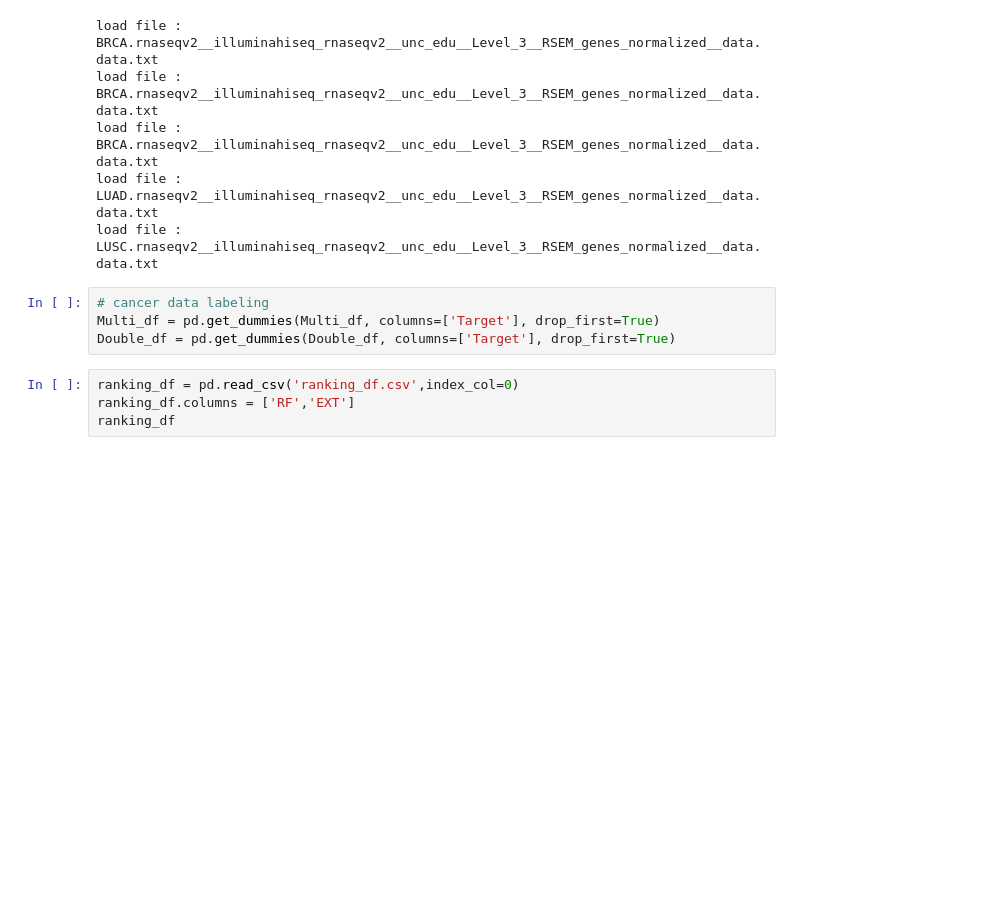
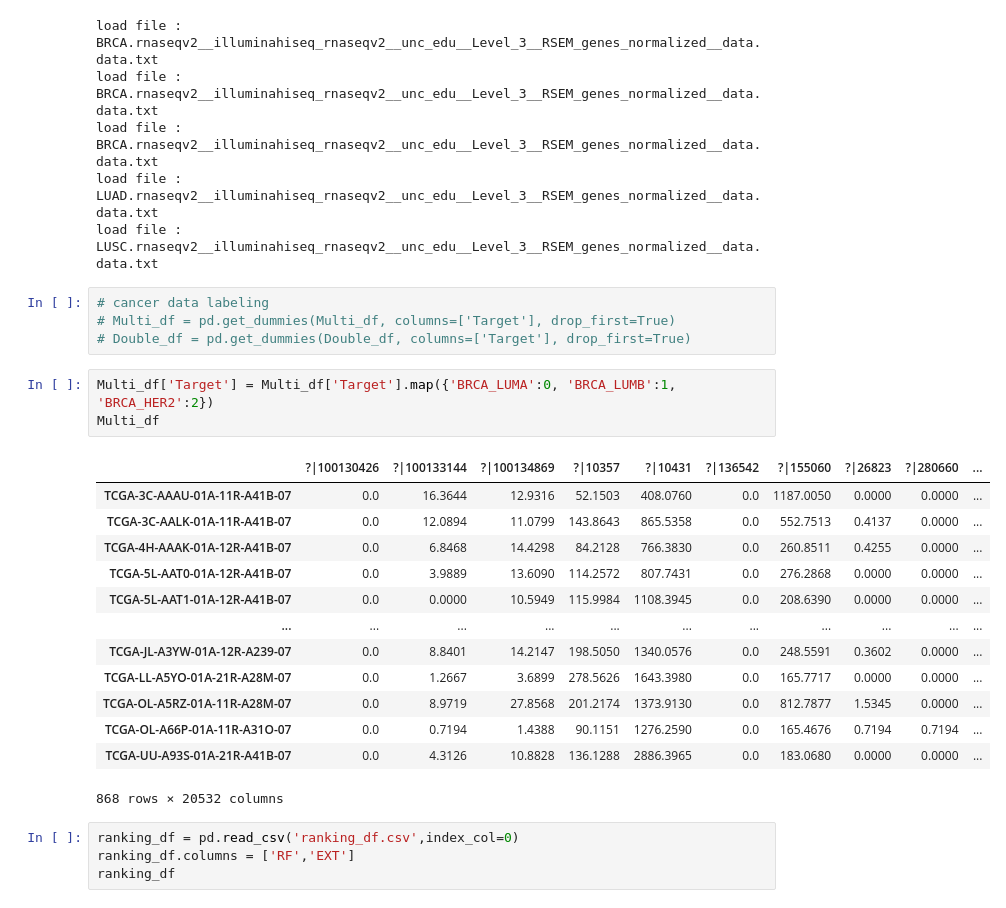
Before and after one commit to meji9086/TCGA-Data-Analysis, a Jupyter notebook: Top-biomarker Testing @ Chaeeun/plot-accuracy-Use.ipynb, the cells around one changed output. Saved outputs shown, nothing was run; the diff lists cells and outputs as text; blank space fills up the shorter version.

```diff
--- a/Top-biomarker Testing @ Chaeeun/plot-accuracy-Use.ipynb
+++ b/Top-biomarker Testing @ Chaeeun/plot-accuracy-Use.ipynb
@@ -14,8 +14,25 @@ load file : LUAD.rnaseqv2__illuminahiseq_rnaseqv2__unc_edu__Level_3__RSEM_genes_
 load file : LUSC.rnaseqv2__illuminahiseq_rnaseqv2__unc_edu__Level_3__RSEM_genes_normalized__data.data.txt
 # %%
 # cancer data labeling
-Multi_df = pd.get_dummies(Multi_df, columns=['Target'], drop_first=True)
-Double_df = pd.get_dummies(Double_df, columns=['Target'], drop_first=True)
+# Multi_df = pd.get_dummies(Multi_df, columns=['Target'], drop_first=True)
+# Double_df = pd.get_dummies(Double_df, columns=['Target'], drop_first=True)
+# %%
+Multi_df['Target'] = Multi_df['Target'].map({'BRCA_LUMA':0, 'BRCA_LUMB':1, 'BRCA_HER2':2})
+Multi_df
+# %% [output]
+|  | ?|100130426 | ?|100133144 | ?|100134869 | ?|10357 | ?|10431 | ?|136542 | ?|155060 | ?|26823 | ?|280660 | ... |
+| TCGA-3C-AAAU-01A-11R-A41B-07 | 0.0 | 16.3644 | 12.9316 | 52.1503 | 408.0760 | 0.0 | 1187.0050 | 0.0000 | 0.0000 | ... |
+| TCGA-3C-AALK-01A-11R-A41B-07 | 0.0 | 12.0894 | 11.0799 | 143.8643 | 865.5358 | 0.0 | 552.7513 | 0.4137 | 0.0000 | ... |
+| TCGA-4H-AAAK-01A-12R-A41B-07 | 0.0 | 6.8468 | 14.4298 | 84.2128 | 766.3830 | 0.0 | 260.8511 | 0.4255 | 0.0000 | ... |
+| TCGA-5L-AAT0-01A-12R-A41B-07 | 0.0 | 3.9889 | 13.6090 | 114.2572 | 807.7431 | 0.0 | 276.2868 | 0.0000 | 0.0000 | ... |
+| TCGA-5L-AAT1-01A-12R-A41B-07 | 0.0 | 0.0000 | 10.5949 | 115.9984 | 1108.3945 | 0.0 | 208.6390 | 0.0000 | 0.0000 | ... |
+| ... | ... | ... | ... | ... | ... | ... | ... | ... | ... | ... |
+| TCGA-JL-A3YW-01A-12R-A239-07 | 0.0 | 8.8401 | 14.2147 | 198.5050 | 1340.0576 | 0.0 | 248.5591 | 0.3602 | 0.0000 | ... |
+| TCGA-LL-A5YO-01A-21R-A28M-07 | 0.0 | 1.2667 | 3.6899 | 278.5626 | 1643.3980 | 0.0 | 165.7717 | 0.0000 | 0.0000 | ... |
+| TCGA-OL-A5RZ-01A-11R-A28M-07 | 0.0 | 8.9719 | 27.8568 | 201.2174 | 1373.9130 | 0.0 | 812.7877 | 1.5345 | 0.0000 | ... |
+| TCGA-OL-A66P-01A-11R-A31O-07 | 0.0 | 0.7194 | 1.4388 | 90.1151 | 1276.2590 | 0.0 | 165.4676 | 0.7194 | 0.7194 | ... |
+| TCGA-UU-A93S-01A-21R-A41B-07 | 0.0 | 4.3126 | 10.8828 | 136.1288 | 2886.3965 | 0.0 | 183.0680 | 0.0000 | 0.0000 | ... |
+868 rows × 20532 columns
 # %%
 ranking_df = pd.read_csv('ranking_df.csv',index_col=0)
 ranking_df.columns = ['RF','EXT']
```
Also changed, not shown: parts of 3 cells of this notebook.
